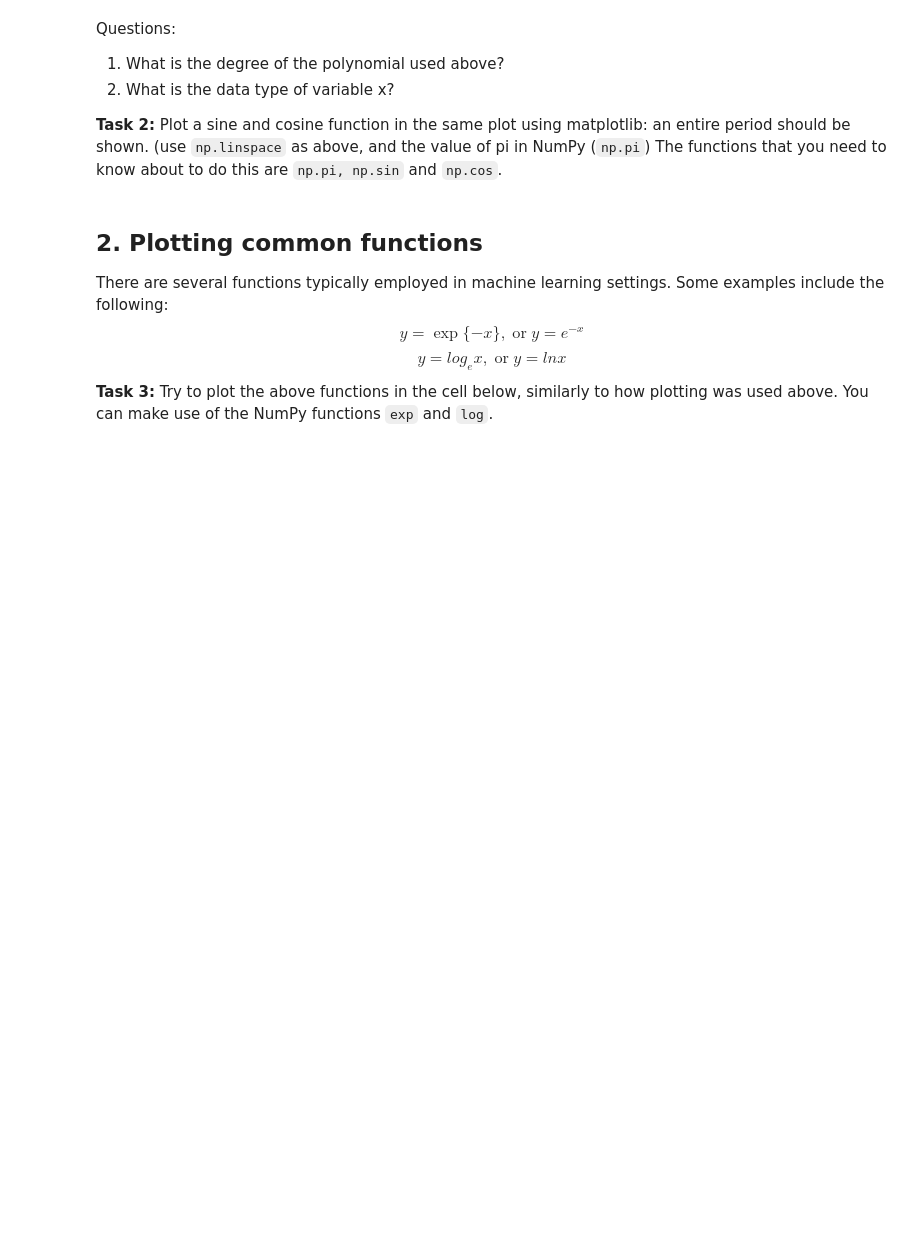
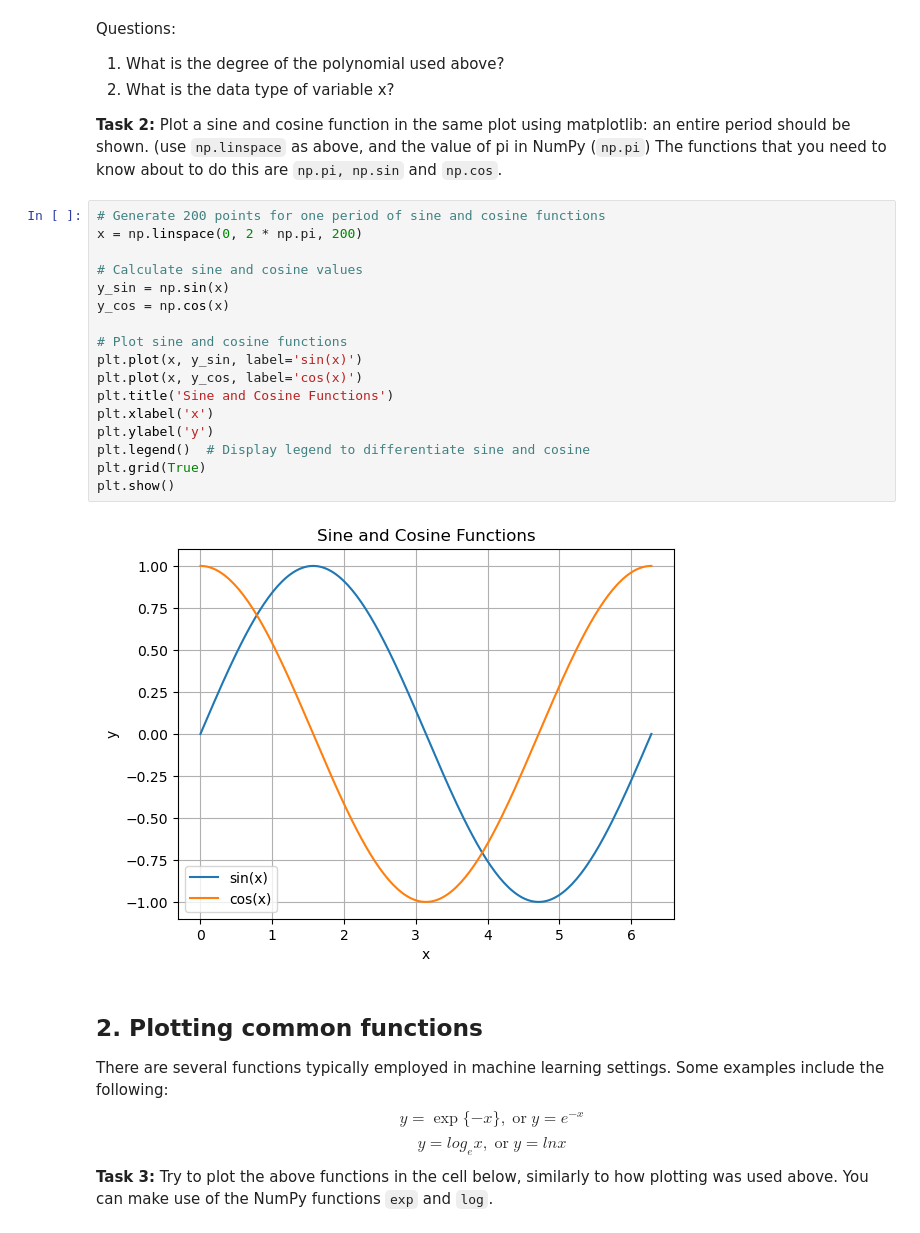
Before and after one commit to cpng123/Machine-Learning, a Jupyter notebook: Topic 1/1.4 Loading and plotting data.ipynb, the cells around one changed output. Cells and saved outputs as stored; diff of their text form; blank space fills up the shorter version.

````diff
--- a/Topic 1/1.4 Loading and plotting data.ipynb
+++ b/Topic 1/1.4 Loading and plotting data.ipynb
@@ -37,6 +39,25 @@ Questions:
 **Task 2:**
 Plot a sine and cosine function in the same plot using matplotlib: an entire period should be shown. (use ```np.linspace``` as above, and the value of pi in NumPy (```np.pi```)
 The functions that you need to know about to do this are ```np.pi, np.sin``` and ```np.cos```.
+# %%
+# Generate 200 points for one period of sine and cosine functions
+x = np.linspace(0, 2 * np.pi, 200)
+
+# Calculate sine and cosine values
+y_sin = np.sin(x)
+y_cos = np.cos(x)
+
+# Plot sine and cosine functions
+plt.plot(x, y_sin, label='sin(x)')
+plt.plot(x, y_cos, label='cos(x)')
+plt.title('Sine and Cosine Functions')
+plt.xlabel('x')
+plt.ylabel('y')
+plt.legend()  # Display legend to differentiate sine and cosine
+plt.grid(True)
+plt.show()
+# %% [output]
+[figure, added]
 # %% [markdown]
 ## 2. Plotting common functions
 There are several functions typically employed in machine learning settings. Some examples include the following:
````
Also changed, not shown: parts of 7 cells of this notebook, 2 other files.
